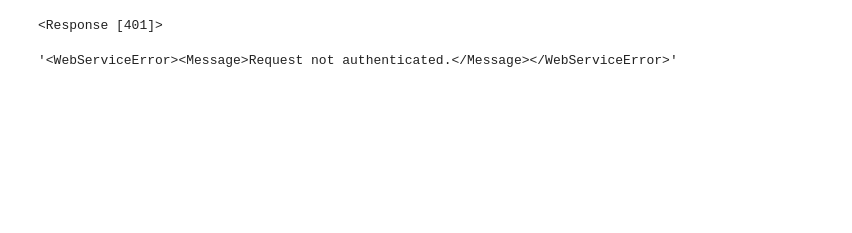
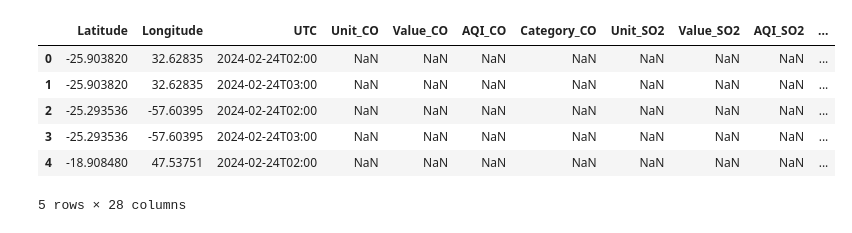
Before and after one commit to alexdlilly/DS5110_AQ_Data_Ingestion, a Jupyter notebook: AirNow API Notebook.ipynb, the cells around one changed output. Cells and saved outputs as stored; diff of their text form; code cells hidden in the pictures; blank space fills up the shorter version.

```diff
--- a/AirNow API Notebook.ipynb
+++ b/AirNow API Notebook.ipynb
@@ -120,9 +136,0 @@ REQUEST_URL = options["url"] \
-# %%
-r = requests.get(REQUEST_URL)
-r
-# %% [output]
-<Response [401]>
-# %%
-r.text
-# %% [output]
-'<WebServiceError><Message>Request not authenticated.</Message></WebServiceError>'
@@ -128,0 +147,16 @@ r.text
+# %%
+geometry = [Point(xy) for xy in zip(df['Longitude'], df['Latitude'])]
+# %%
+crs = {'init':'epsg:4326'}
+geo_df = gpd.GeoDataFrame(df, #specify our data
+                          crs=crs, #specify our coordinate reference system
+                          geometry=geometry) #specify the geometry list we created
+geo_df.head()
+# %% [output]
+|  | Latitude | Longitude | UTC | Unit_CO | Value_CO | AQI_CO | Category_CO | Unit_SO2 | Value_SO2 | AQI_SO2 | ... |
+| 0 | -25.903820 | 32.62835 | 2024-02-24T02:00 | NaN | NaN | NaN | NaN | NaN | NaN | NaN | ... |
+| 1 | -25.903820 | 32.62835 | 2024-02-24T03:00 | NaN | NaN | NaN | NaN | NaN | NaN | NaN | ... |
+| 2 | -25.293536 | -57.60395 | 2024-02-24T02:00 | NaN | NaN | NaN | NaN | NaN | NaN | NaN | ... |
+| 3 | -25.293536 | -57.60395 | 2024-02-24T03:00 | NaN | NaN | NaN | NaN | NaN | NaN | NaN | ... |
+| 4 | -18.908480 | 47.53751 | 2024-02-24T02:00 | NaN | NaN | NaN | NaN | NaN | NaN | NaN | ... |
+5 rows × 28 columns
```
Also changed, not shown: parts of 18 cells of this notebook.
